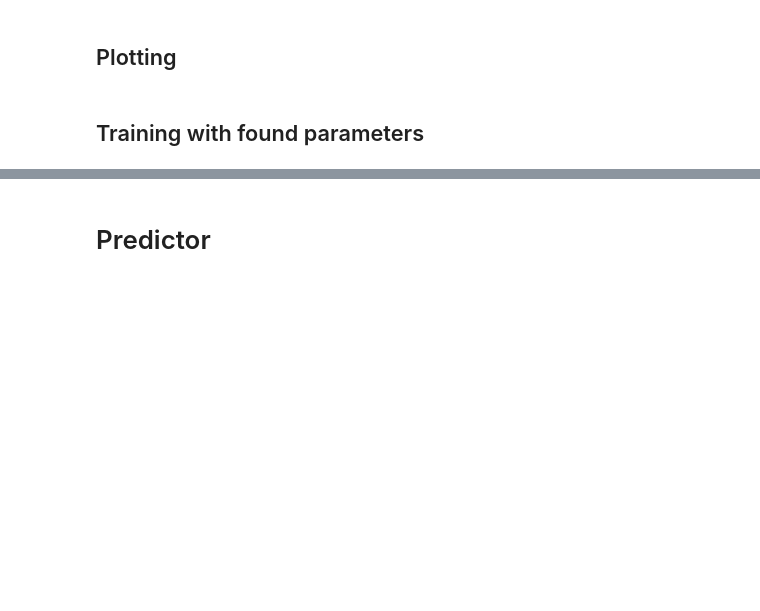
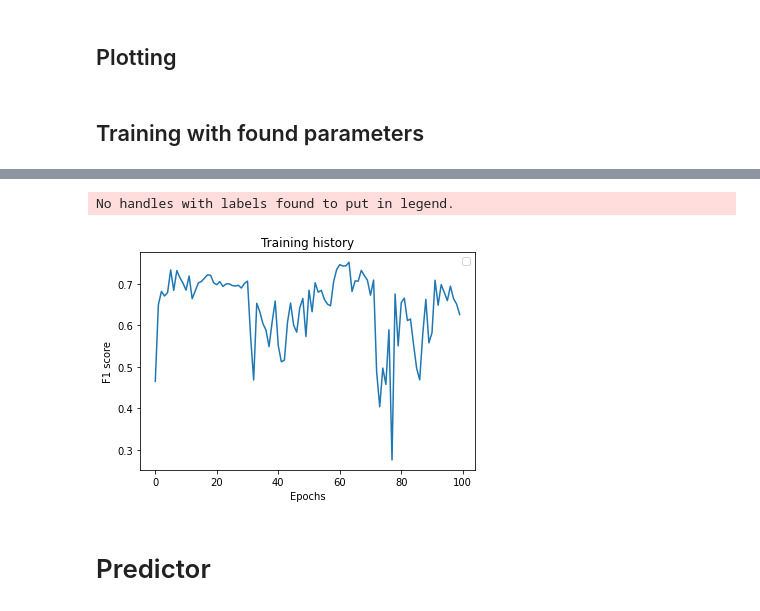
Before and after one commit to Haavi97/ITS8040-NLSP, a Jupyter notebook: Default_independent_project_2021.ipynb, the cells around one changed output, grey strips where cells are left out. Saved outputs shown, nothing was run; the diff lists cells and outputs as text; code cells hidden in the pictures; blank space fills up the shorter version.

Commit message:
100 epochs done. lr = 0.00006 and threshold = 0.6

```diff
--- a/Default_independent_project_2021.ipynb
+++ b/Default_independent_project_2021.ipynb
@@ -374,12 +387,12 @@ text_clf_occ = Pipeline([
      ('to_dense', FunctionTransformer(lambda x: x.todense(), accept_sparse=True)),
      ('clf',  OutputCodeClassifier(LogisticRegression()))
  ])
-#train_labels_1vs1 = list(map(lambda x: get_index(x), train_labels))
-#text_clf_occ.fit(train_text, train_labels)
+train_labels_1vs1 = list(map(lambda x: get_index(x), train_labels))
+text_clf_occ.fit(train_text, train_labels)
 
-#test_predictions = text_clf_occ.predict(test_text)
+test_predictions = text_clf_occ.predict(test_text)
 
-#test_predictions = reverse(test_predictions)
+test_predictions = reverse(test_predictions)
 print(test_predictions)
 #test_labels_1vs1 = list(map(lambda x: get_index(x), test_labels))
 #print(test_predictions)
@@ -522,10 +522,11 @@ import torch.nn.functional as F
 from transformers import BertModel
 
 class MyBertModel(nn.Module):
-    def __init__(self, num_classes, device='cpu', finetuning=False):
+    def __init__(self, num_classes, device='cpu', finetuning=False, dropout=0.2):
         super().__init__()
         self.bert = BertModel.from_pretrained('bert-base-cased',
-                                              return_dict=True)
+                                              return_dict=True,
+                                              dropout=dropout)
 
         self.fc = nn.Linear(self.bert.config.hidden_size, num_classes)
         self.sig = nn.Sigmoid()
@@ -766,7 +771,7 @@ def train(model, num_epochs, train_iter, dev_iter, threshold,
         optimizer.step()
     f1_epochs.append(evaluate("test set", dev_iter, model))
 
-  return evaluate("test set", dev_iter, model), f1_epochs
+  return f1_epochs
 # %% [markdown]
 ## Iterative learning rate
 # %%
@@ -933,4 +817,4 @@ plt.show()
 ## Training with found parameters
 # %%
 model3 = MyBertModel(n_labels, device, True).to(device)
-train(model3, 15, train_iter, dev_iter, 0.6, learning_rate=0.0001)
+results = train(model3, 100, train_iter, dev_iter, 0.6, learning_rate=0.00006)
@@ -939,3 +863,15 @@ evaluate("dev", dev_iter, model3, full_report=True)
+# %%
+from matplotlib import pyplot as plt
+
+plt.plot(results)
+plt.title('Training history')
+plt.ylabel('F1 score')
+plt.xlabel('Epochs')
+plt.legend()
+plt.show()
+# %% [output]
+No handles with labels found to put in legend.
+[figure, added]
 # %% [markdown]
 # Predictor
 # %%
```
Also changed, not shown: parts of 19 cells of this notebook.
